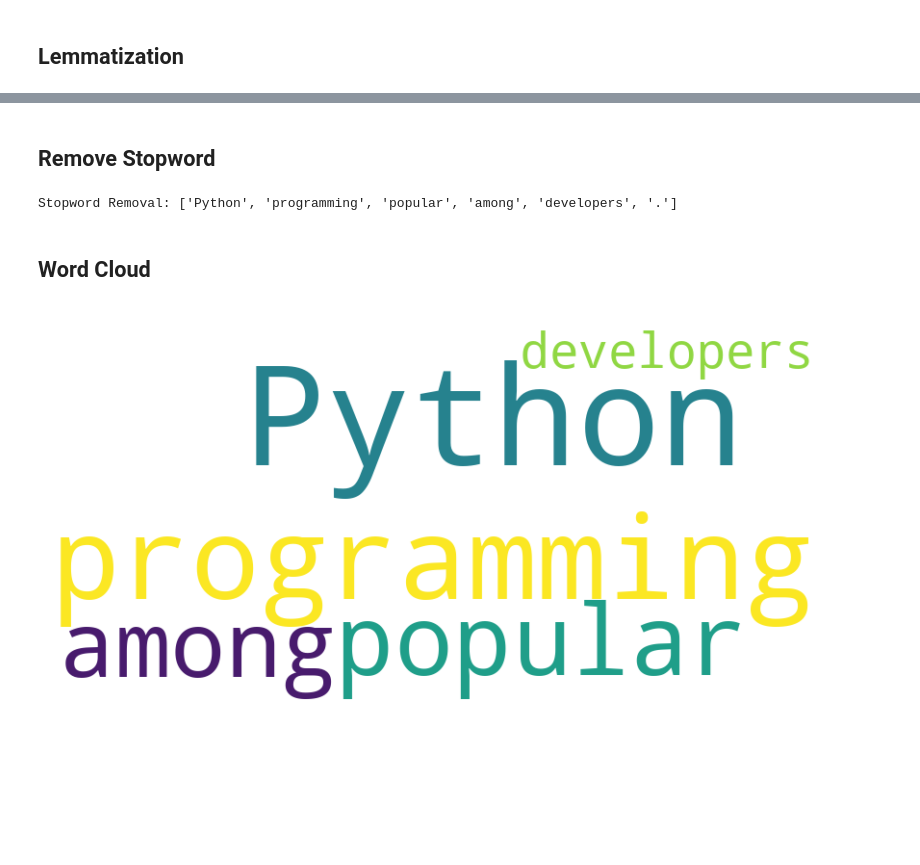
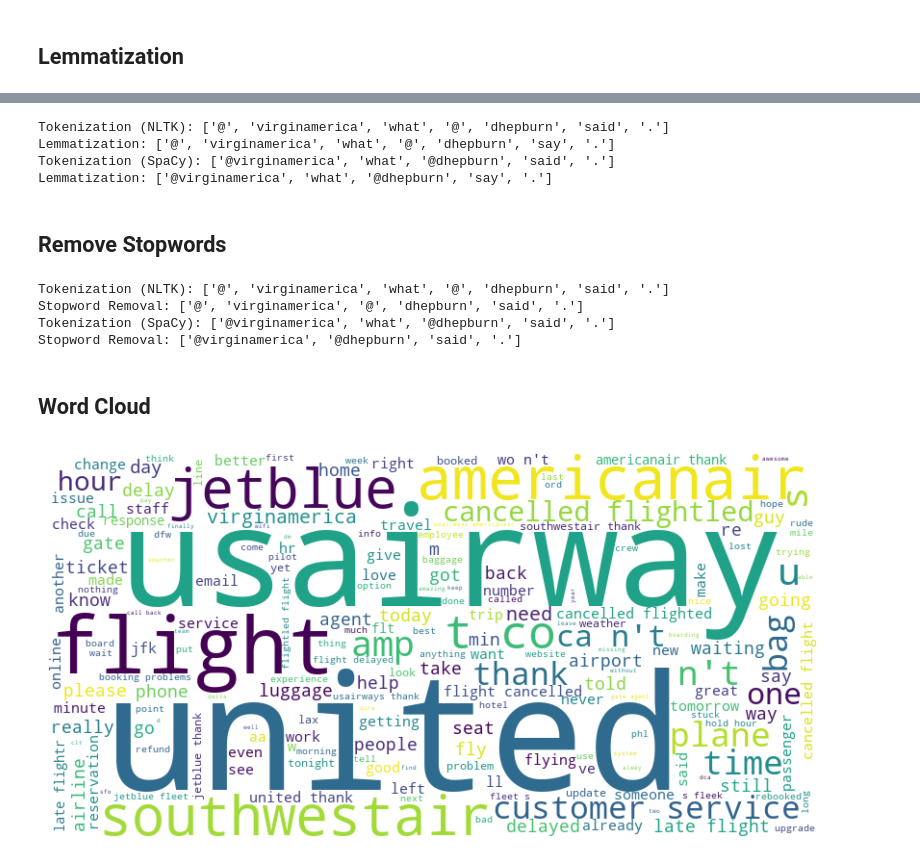
Before and after one commit to andrianang/Modul-NLP, a Jupyter notebook: Modul 1 - Text Preprocessing/Text_Preprocessing.ipynb, the cells around one changed output, grey strips where cells are left out. Cells and saved outputs as stored; diff of their text form; code cells hidden in the pictures; blank space fills up the shorter version.

```diff
--- a/Modul 1 - Text Preprocessing/Text_Preprocessing.ipynb
+++ b/Modul 1 - Text Preprocessing/Text_Preprocessing.ipynb
@@ -55,0 +91,12 @@ Stemming: ['python', 'program', 'is', 'veri', 'popular', 'among', 'develop', '.'
+# %%
+def stem(tokens_nltk):
+    stemmer = PorterStemmer()
+    stems = [stemmer.stem(word) for word in tokens_nltk]
+    return stems
+df['stems_nltk'] = df['tokens_nltk'].apply(lambda x: stem(x))
+print("Tokenization (NLTK):", df['tokens_nltk'][0])
+print("Stemming:", df['stems_nltk'][0])
+
+df['stems_spacy'] = df['tokens_spacy'].apply(lambda x: stem(x))
+print("Tokenization (SpaCy):", df['tokens_spacy'][0])
+print("Stemming:", df['stems_spacy'][0])
@@ -64,18 +110,52 @@ Lemmatization: ['Python', 'program', 'be', 'very', 'popular', 'among', 'develope
+# %%
+def lemma(tokens_nltk):
+    lemmatizer = WordNetLemmatizer()
+    lemmas = [lemmatizer.lemmatize(word, pos="v") for word in tokens_nltk]
+    return lemmas
+df['lemmas_nltk'] = df['tokens_nltk'].apply(lambda x: lemma(x))
+print("Tokenization (NLTK):", df['tokens_nltk'][0])
+print("Lemmatization:", df['lemmas_nltk'][0])
+
+df['lemmas_spacy'] = df['tokens_spacy'].apply(lambda x: lemma(x))
+print("Tokenization (SpaCy):", df['tokens_spacy'][0])
+print("Lemmatization:", df['lemmas_spacy'][0])
+# %% [output]
+Tokenization (NLTK): ['@', 'virginamerica', 'what', '@', 'dhepburn', 'said', '.']
+Lemmatization: ['@', 'virginamerica', 'what', '@', 'dhepburn', 'say', '.']
+Tokenization (SpaCy): ['@virginamerica', 'what', '@dhepburn', 'said', '.']
+Lemmatization: ['@virginamerica', 'what', '@dhepburn', 'say', '.']
 # %% [markdown]
-## Remove Stopword
+## Remove Stopwords
-# %%
-stop_words = set(stopwords.words("english"))
-tokens_filtered = [word for word in tokens_nltk if word.lower() not in stop_words]
-print("Stopword Removal:", tokens_filtered)
-# %% [output]
-Stopword Removal: ['Python', 'programming', 'popular', 'among', 'developers', '.']
+# %%
+def stop_w(tokens_nltk):
+    stop_words = set(stopwords.words("english"))
+    tokens_filtered = [word for word in tokens_nltk if word.lower() not in stop_words]
+    return tokens_filtered
+df['remove_stop_words_nltk'] = df['tokens_nltk'].apply(lambda x: stop_w(x))
+print("Tokenization (NLTK):", df['tokens_nltk'][0])
+print("Stopword Removal:", df['remove_stop_words_nltk'][0])
+
+df['remove_stop_words_spacy'] = df['tokens_spacy'].apply(lambda x: stop_w(x))
+print("Tokenization (SpaCy):", df['tokens_spacy'][0])
+print("Stopword Removal:", df['remove_stop_words_spacy'][0])
+# %% [output]
+Tokenization (NLTK): ['@', 'virginamerica', 'what', '@', 'dhepburn', 'said', '.']
+Stopword Removal: ['@', 'virginamerica', '@', 'dhepburn', 'said', '.']
+Tokenization (SpaCy): ['@virginamerica', 'what', '@dhepburn', 'said', '.']
+Stopword Removal: ['@virginamerica', '@dhepburn', 'said', '.']
 # %% [markdown]
 ## Word Cloud
 # %%
-wordcloud = WordCloud(width=800, height=400, background_color='white').generate(text)
+from wordcloud import WordCloud
+import matplotlib.pyplot as plt
+
+all_text = " ".join([" ".join(words) for words in df['remove_stop_words_nltk']])
+
+wordcloud = WordCloud(width=800, height=400, background_color='white').generate(all_text)
+
 plt.figure(figsize=(10, 5))
 plt.imshow(wordcloud, interpolation='bilinear')
 plt.axis("off")
 plt.show()
 # %% [output]
-[figure, old version]
+[figure, new version]
```
Also changed, not shown: parts of 15 cells of this notebook.
